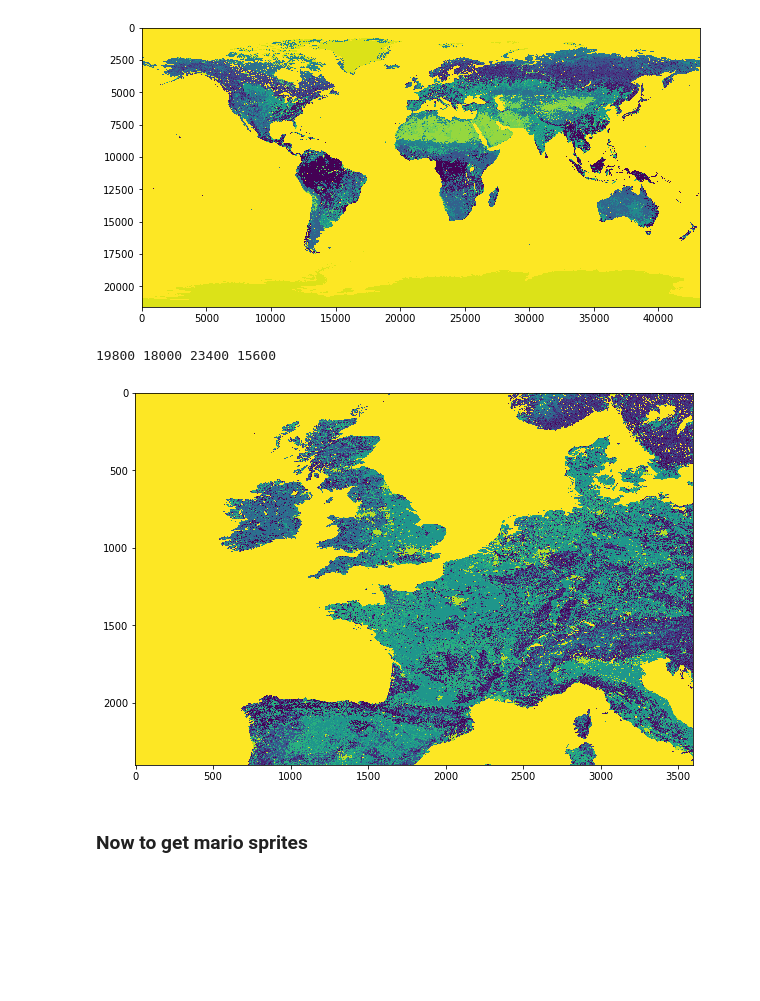
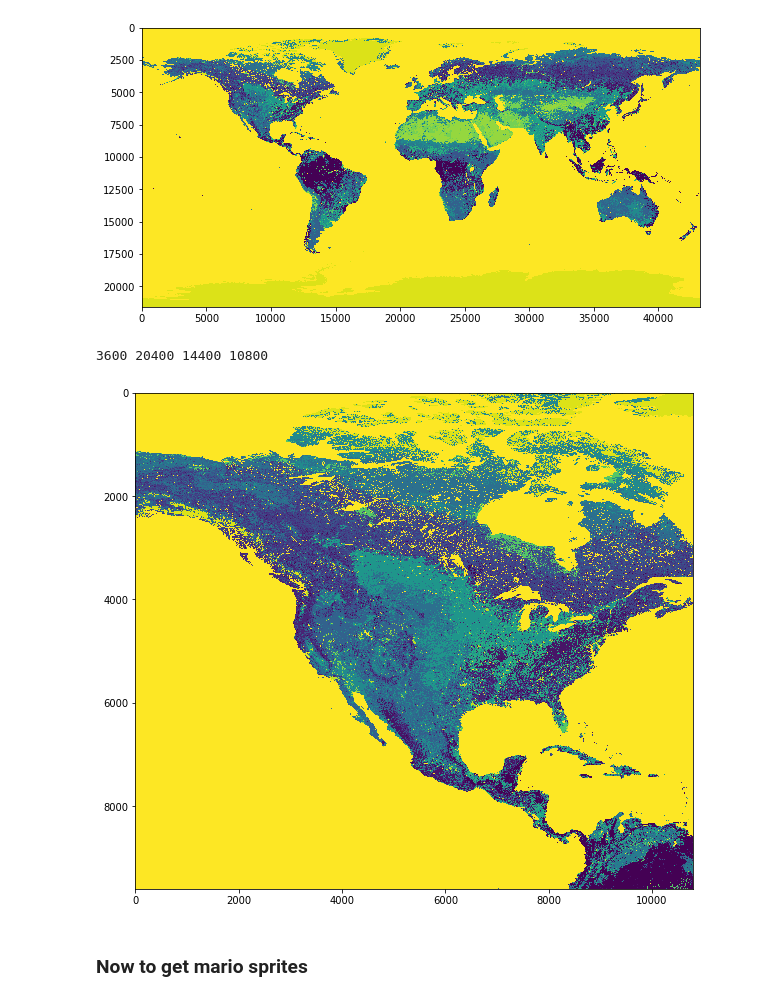
Before and after one commit to alexmadison/mariomap, a Jupyter notebook: mariomap.ipynb, the cells around one changed output. Drawn from its saved outputs; the diff is of its cells as text; code cells hidden in the pictures; blank space fills up the shorter version.

```diff
--- a/mariomap.ipynb
+++ b/mariomap.ipynb
@@ -55,30 +55,33 @@ plt.show()
 # %%
 fig = plt.figure(figsize = (10,20))
 
 lat_top = 60
 lat_bottom = 40
 lon_left = -15
 lon_right = 15
 
-# lon_left = -80
-# lon_right = -50
+
+lat_top = 80
+lat_bottom = 0
+lon_left = -150
+lon_right = -60
 
 w, h = im_master.size[0], im_master.size[1]
 
 l = int((lon_left + 180) * w /360)
 u = int((lat_top + 90)*h/180)
 r = int((lon_right + 180) * w /360)
 d = int((lat_bottom + 90)*h/180)
 
 print(l,u,r,d)
 im = im_master.crop((l, h - u, r, h - d))
 
 
 plt.imshow(im, aspect = "equal")
 plt.show()
 # %% [output]
-19800 18000 23400 15600
+3600 20400 14400 10800
-[figure, old version]
+[figure, new version]
 # %%
 data = np.array(im)
 data = np.flip(data, axis = 1)
```
Also changed, not shown: parts of 23 cells of this notebook, 1 other file.
